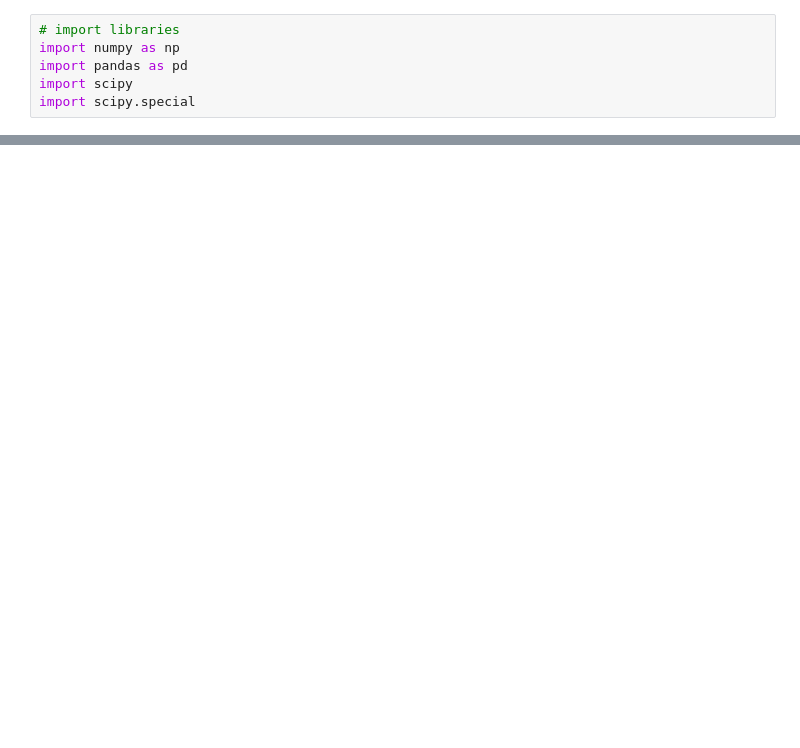
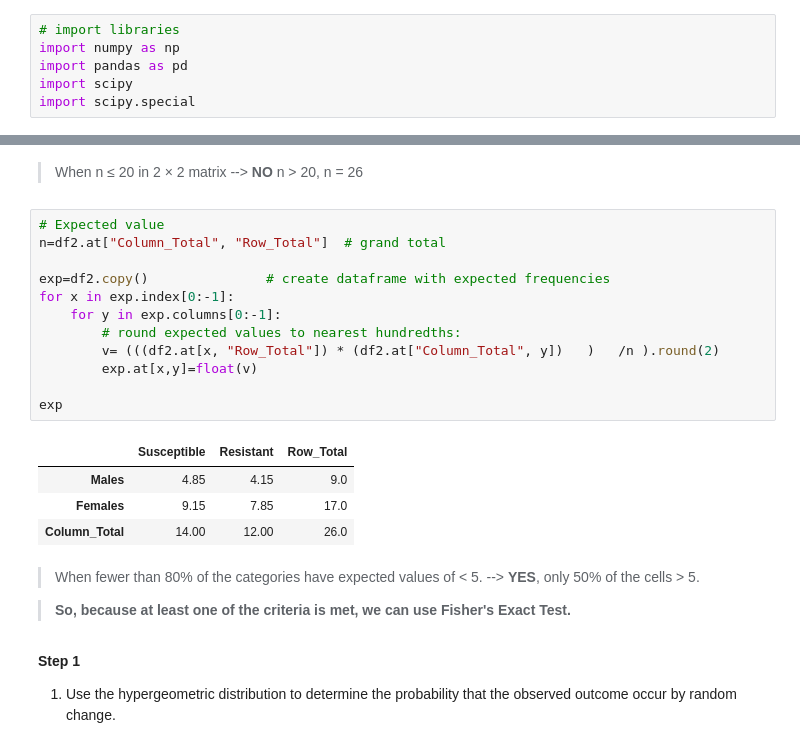
Before and after one commit to Innopolis-University-Adv-Statistics/Interactive-Statistics-Notebooks, a Jupyter notebook: Fisher's_Exact_Test.ipynb, the cells around one changed output, grey strips where cells are left out. Saved outputs shown, nothing was run; the diff lists cells and outputs as text; blank space fills up the shorter version.

```diff
--- a/Fisher's_Exact_Test.ipynb
+++ b/Fisher's_Exact_Test.ipynb
@@ -159,0 +75,27 @@ An alternative exact test, Barnard's exact test, has been developed and proponen
+# %% [markdown]
+> When n ≤ 20 in 2 × 2 matrix --> **NO** n > 20, n = 26
+# %%
+# Expected value
+n=df2.at["Column_Total", "Row_Total"]  # grand total
+
+exp=df2.copy()               # create dataframe with expected frequencies
+for x in exp.index[0:-1]:
+    for y in exp.columns[0:-1]:
+        # round expected values to nearest hundredths:
+        v= (((df2.at[x, "Row_Total"]) * (df2.at["Column_Total", y])   )   /n ).round(2)
+        exp.at[x,y]=float(v)
+
+exp
+# %% [output]
+|  | Susceptible | Resistant | Row_Total |
+| Males | 4.85 | 4.15 | 9.0 |
+| Females | 9.15 | 7.85 | 17.0 |
+| Column_Total | 14.00 | 12.00 | 26.0 |
+# %% [markdown]
+> When fewer than 80% of the categories have expected values of < 5.
+--> **YES**, only 50% of the cells > 5.
+
+> **So, because at least one of the criteria is met, we can use Fisher's Exact Test.**
+# %% [markdown]
+**Step 1**
+1. Use the hypergeometric distribution to determine the probability that the observed outcome occur by random change.
```
Also changed, not shown: parts of 49 cells of this notebook.
